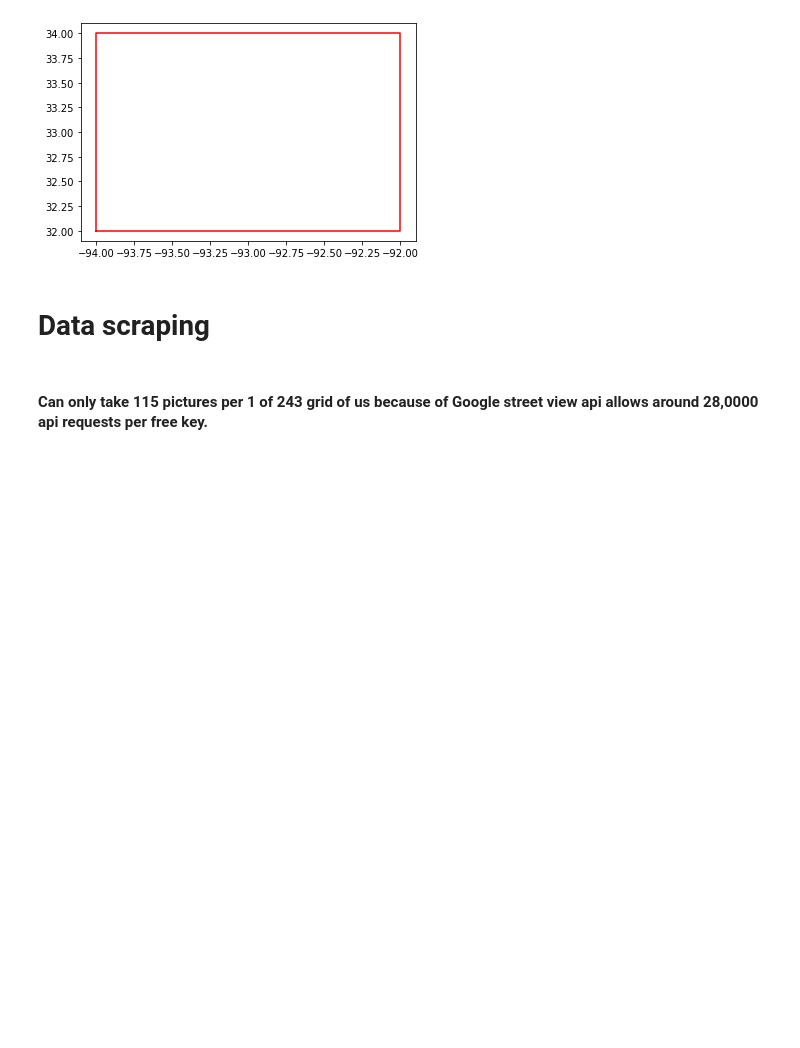
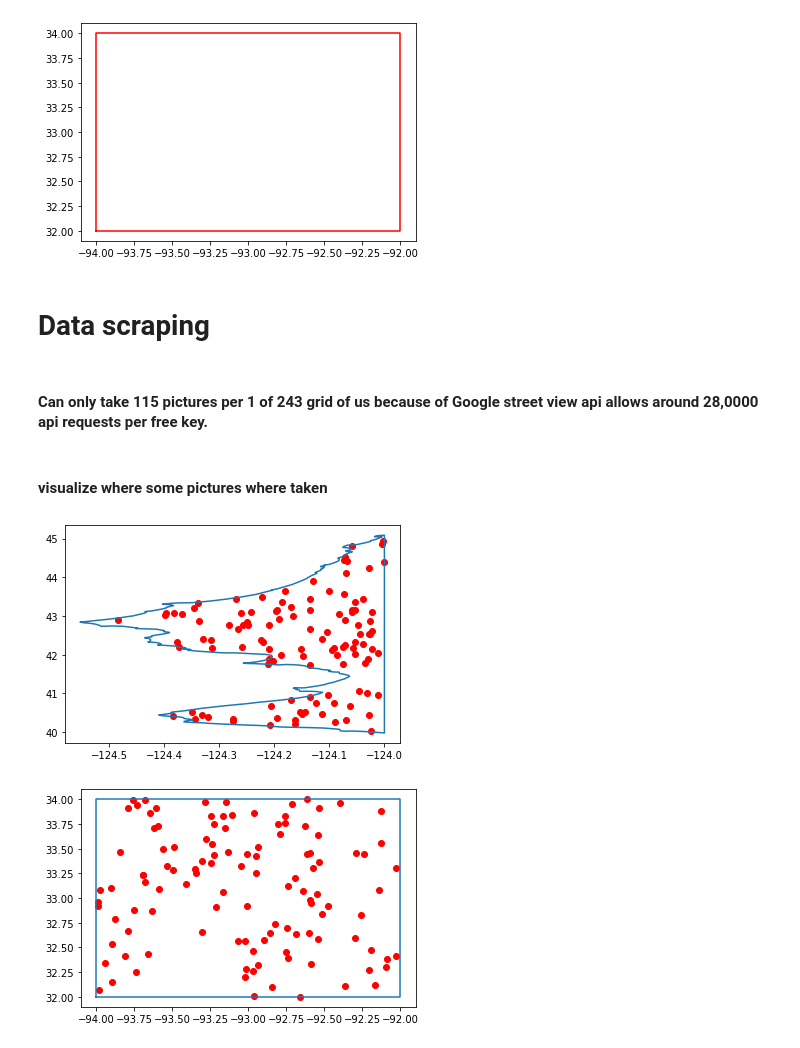
Before and after one commit to ShaneW-18/-Geoguessr-AI, a Jupyter notebook: Model/DataCollection.ipynb, the cells around one changed output. Drawn from its saved outputs; the diff is of its cells as text; code cells hidden in the pictures; blank space fills up the shorter version.

Commit message:
added points visualization

```diff
--- a/Model/DataCollection.ipynb
+++ b/Model/DataCollection.ipynb
@@ -171,3 +171,15 @@ for tile, points in usaPolyGrid.items():
         tile_locations.update({tile: rand_points})
 
 abort(tile_locations, all_locations)
+# %% [markdown]
+#### visualize where some pictures where taken
+# %%
+poly = Polygon(np.flip(usaPolyGrid[0]))
+list = Random_Points_in_Polygon(poly, 115)
+visualize_points(poly,list)
+poly = Polygon(np.flip(usaPolyGrid[150]))
+list = Random_Points_in_Polygon(poly, 115)
+visualize_points(poly,list)
+# %% [output]
+[figure, added]
+[figure, added]
```
